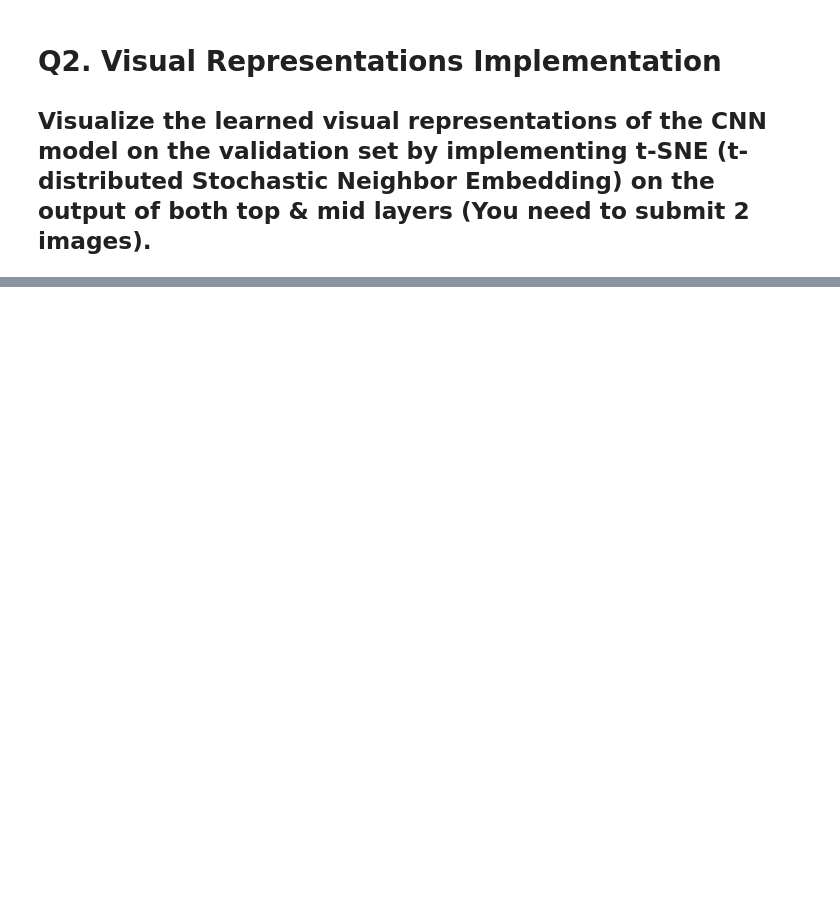
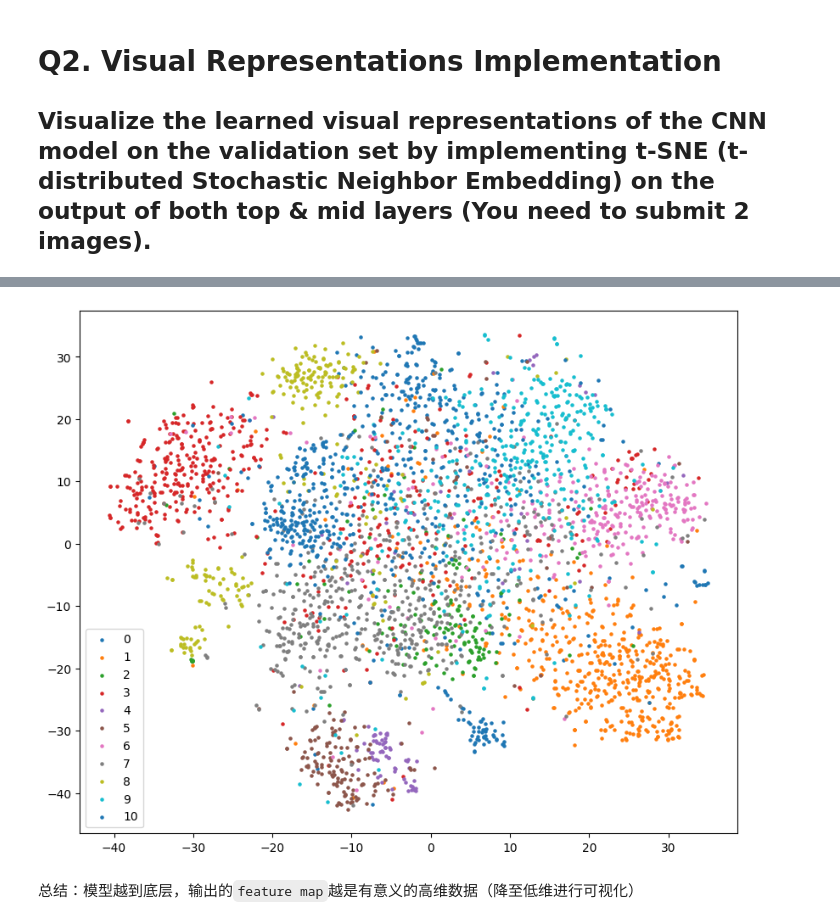
Before and after one commit to chengyingshe/open-source-class-learning, a Jupyter notebook: 2023_ML_LiHongyi/HW3/HW3.ipynb, the cells around one changed output, grey strips where cells are left out. Cells and saved outputs as stored; diff of their text form; code cells hidden in the pictures; blank space fills up the shorter version.

```diff
--- a/2023_ML_LiHongyi/HW3/HW3.ipynb
+++ b/2023_ML_LiHongyi/HW3/HW3.ipynb
@@ -455,0 +651,6 @@ plt.show()
+# %%
+plot_tsne(bottom_module, valid_loader, device, 'Bottom Module t-SNE')
+# %% [output]
+[figure, added]
+# %% [markdown]
+总结：模型越到底层，输出的`feature map`越是有意义的高维数据（降至低维进行可视化）
```
Also changed, not shown: parts of 29 cells of this notebook, 4 other files.
